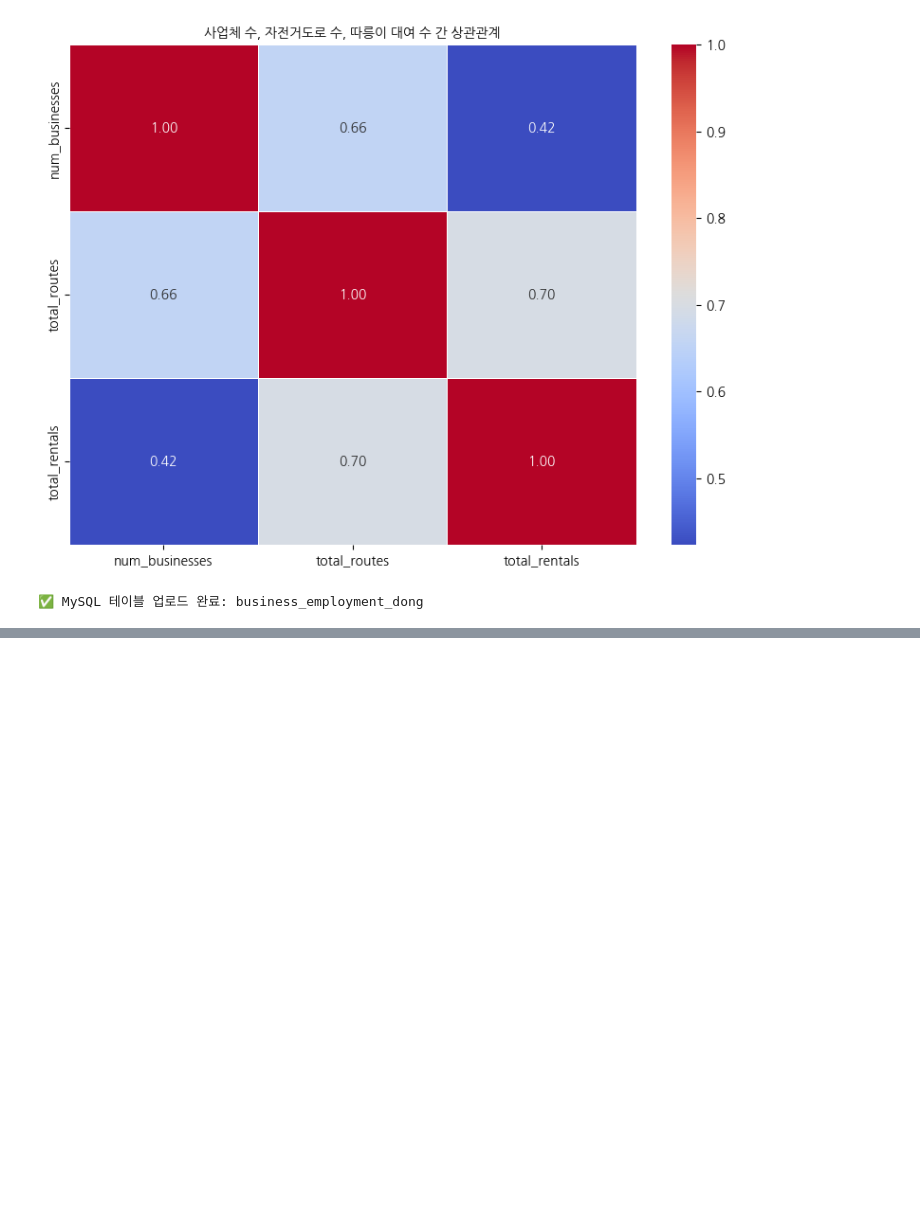
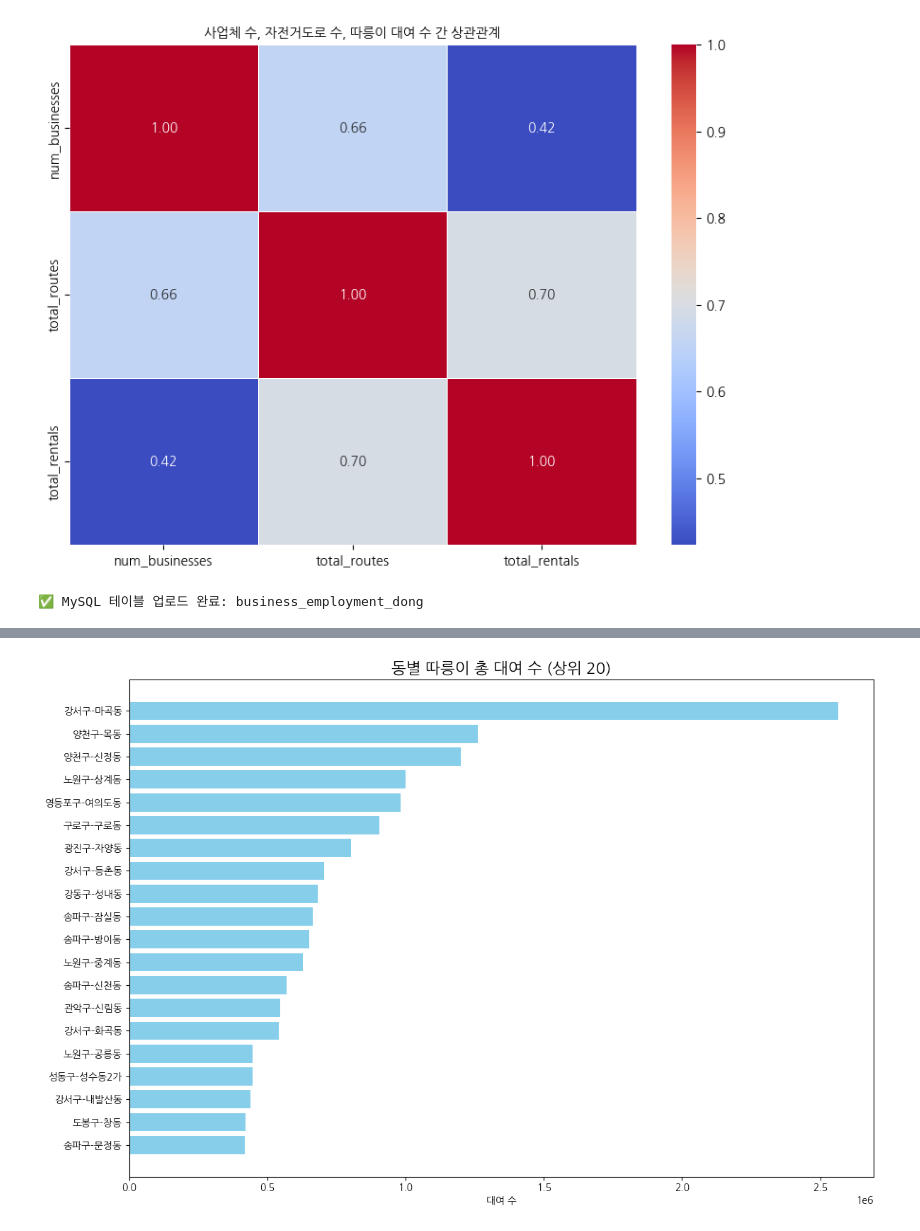
Before and after one commit to jinhyuk2me/Bikecast, a Jupyter notebook: analysis/business_employment.ipynb, the cells around one changed output, grey strips where cells are left out. Saved outputs shown, nothing was run; the diff lists cells and outputs as text; code cells hidden in the pictures; blank space fills up the shorter version.

```diff
--- a/analysis/business_employment.ipynb
+++ b/analysis/business_employment.ipynb
@@ -284,0 +377,38 @@ print("✅ MySQL 테이블 업로드 완료: business_employment_dong")
+# %%
+import koreanize_matplotlib  # ✅ 한글 폰트 자동 설정
+
+# ✅ MySQL 연결
+conn = mysql.connector.connect(
+    host="jinhyuk2db.c94oygiiukcg.ap-northeast-2.rds.amazonaws.com",
+    user="root",
+    password="jinhyuk2dacibul",
+    database="project1"
+)
+
+# ✅ 데이터 불러오기
+query = """
+SELECT s.station_dong, s.station_gu, r.total_rental_count
+FROM rental_station r
+JOIN station s ON r.rental_station_id = s.station_id
+"""
+
+df = pd.read_sql(query, conn)
+conn.close()
+
+# ✅ 동 단위 총 대여수 집계
+df_grouped = df.groupby(['station_gu', 'station_dong'])['total_rental_count'].sum().reset_index()
+df_grouped['label'] = df_grouped['station_gu'] + "-" + df_grouped['station_dong']
+
+# ✅ 상위 20개 추출
+top20 = df_grouped.sort_values('total_rental_count', ascending=False).head(20)
+
+# ✅ 시각화
+plt.figure(figsize=(12, 8))
+bars = plt.barh(top20['label'], top20['total_rental_count'], color='skyblue')
+plt.title("동별 따릉이 총 대여 수 (상위 20)", fontsize=16)
+plt.xlabel("대여 수")
+plt.gca().invert_yaxis()  # 상위 항목이 위로 오게
+plt.tight_layout()
+plt.show()
+# %% [output]
+[figure, added]
```
Also changed, not shown: parts of 8 cells of this notebook.
